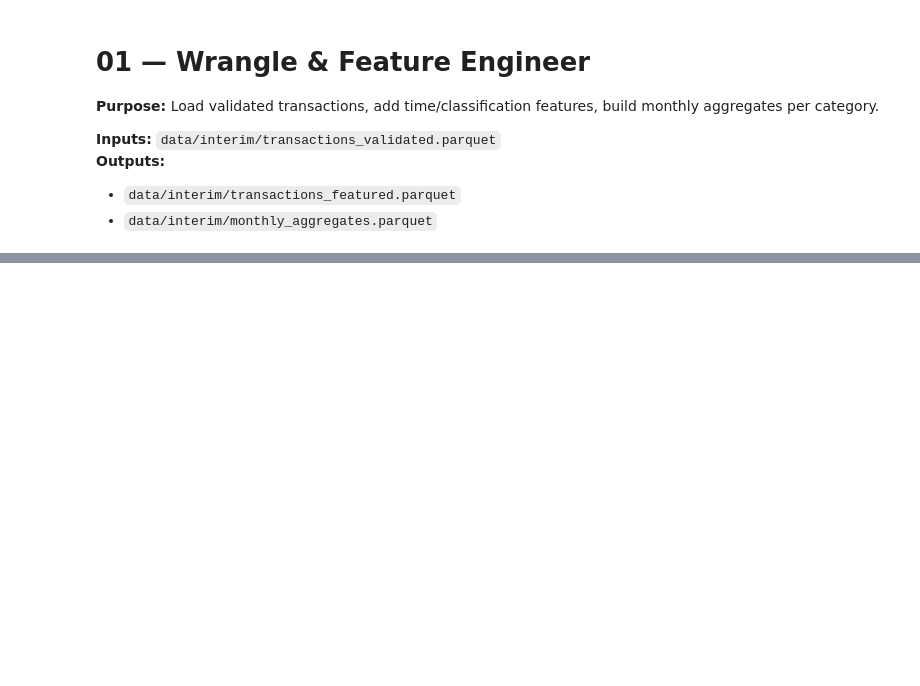
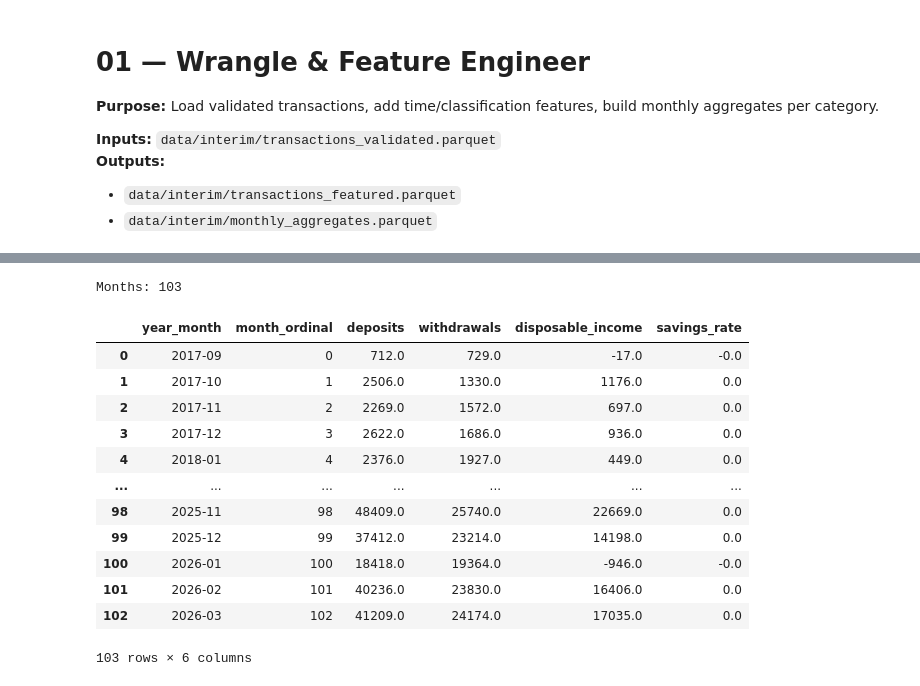
Before and after one commit to Chimney343/MMEXtend, a Jupyter notebook: notebooks/01_wrangle.ipynb, the cells around one changed output, grey strips where cells are left out. Drawn from its saved outputs; the diff is of its cells as text; code cells hidden in the pictures; blank space fills up the shorter version.

```diff
--- a/notebooks/01_wrangle.ipynb
+++ b/notebooks/01_wrangle.ipynb
@@ -71,0 +155,6 @@ plt.show()
+# %%
+# ── Deposits vs Withdrawals monthly split ─────────────────────────────────────
+cashflow_split = build_monthly_cashflow_split(df_featured)
+print(f"Months: {len(cashflow_split)}")
+display(cashflow_split.round(0))
+# %% [output]
@@ -71,0 +162,14 @@ plt.show()
+Months: 103
+|  | year_month | month_ordinal | deposits | withdrawals | disposable_income | savings_rate |
+| 0 | 2017-09 | 0 | 712.0 | 729.0 | -17.0 | -0.0 |
+| 1 | 2017-10 | 1 | 2506.0 | 1330.0 | 1176.0 | 0.0 |
+| 2 | 2017-11 | 2 | 2269.0 | 1572.0 | 697.0 | 0.0 |
+| 3 | 2017-12 | 3 | 2622.0 | 1686.0 | 936.0 | 0.0 |
+| 4 | 2018-01 | 4 | 2376.0 | 1927.0 | 449.0 | 0.0 |
+| ... | ... | ... | ... | ... | ... | ... |
+| 98 | 2025-11 | 98 | 48409.0 | 25740.0 | 22669.0 | 0.0 |
+| 99 | 2025-12 | 99 | 37412.0 | 23214.0 | 14198.0 | 0.0 |
+| 100 | 2026-01 | 100 | 18418.0 | 19364.0 | -946.0 | -0.0 |
+| 101 | 2026-02 | 101 | 40236.0 | 23830.0 | 16406.0 | 0.0 |
+| 102 | 2026-03 | 102 | 41209.0 | 24174.0 | 17035.0 | 0.0 |
+103 rows × 6 columns
```
Also changed, not shown: parts of 12 cells of this notebook, 3 other files.
